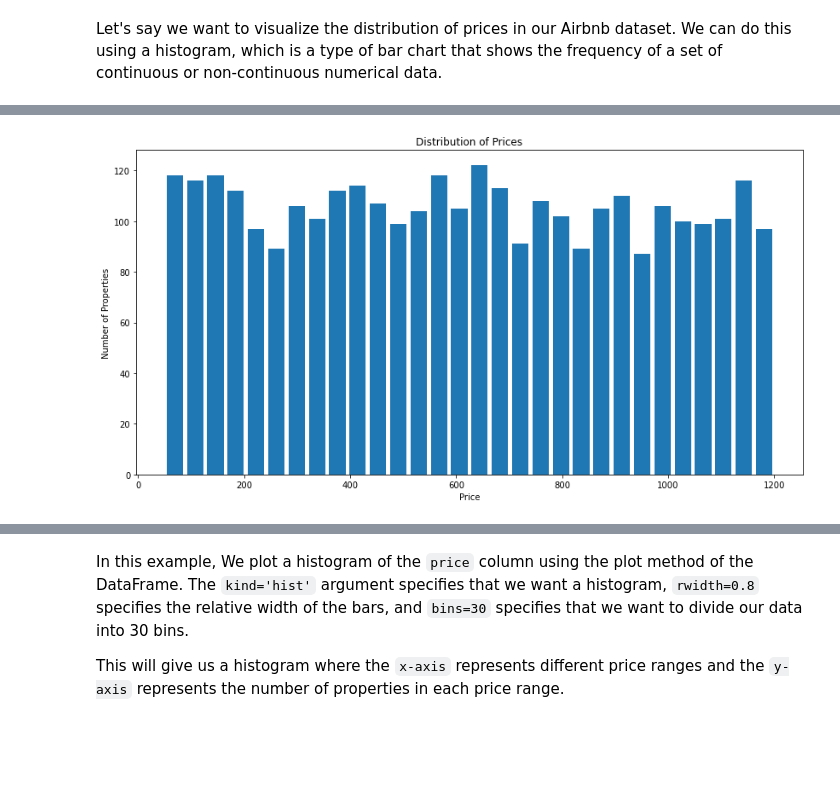
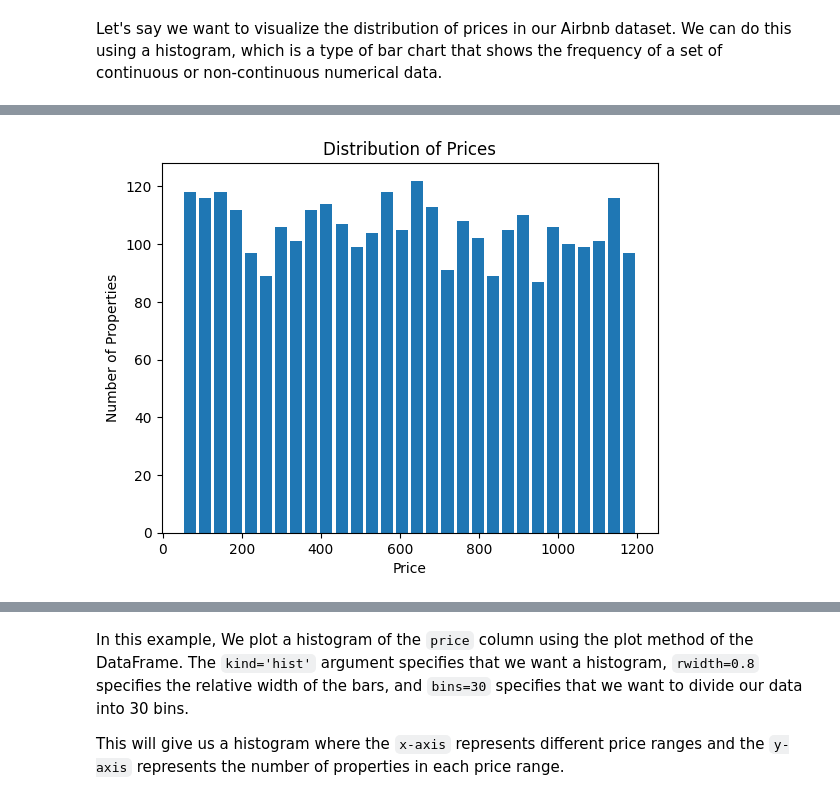
Before and after one commit to byrocuy/REA-AI_Mastery, a Jupyter notebook: week-1/session-3/00_visualization.ipynb, the cells around one changed output, grey strips where cells are left out. Cells and saved outputs as stored; diff of their text form; code cells hidden in the pictures; blank space fills up the shorter version.

```diff
--- a/week-1/session-3/00_visualization.ipynb
+++ b/week-1/session-3/00_visualization.ipynb
@@ -103,13 +130,12 @@ Let's say we want to visualize the distribution of prices in our Airbnb dataset.
 # %%
 import pandas as pd
 import matplotlib.pyplot as plt
-plt.rcParams['figure.figsize'] = (14, 7)
 
 # Plot a histogram of the 'price' column
 airbnb_df['price'].plot(kind='hist', rwidth=0.8, bins=30)
 plt.title('Distribution of Prices')
 plt.xlabel('Price')
 plt.ylabel('Number of Properties')
 plt.show()
 # %% [output]
-[figure, old version]
+[figure, new version]
```
Also changed, not shown: parts of 60 cells of this notebook.
